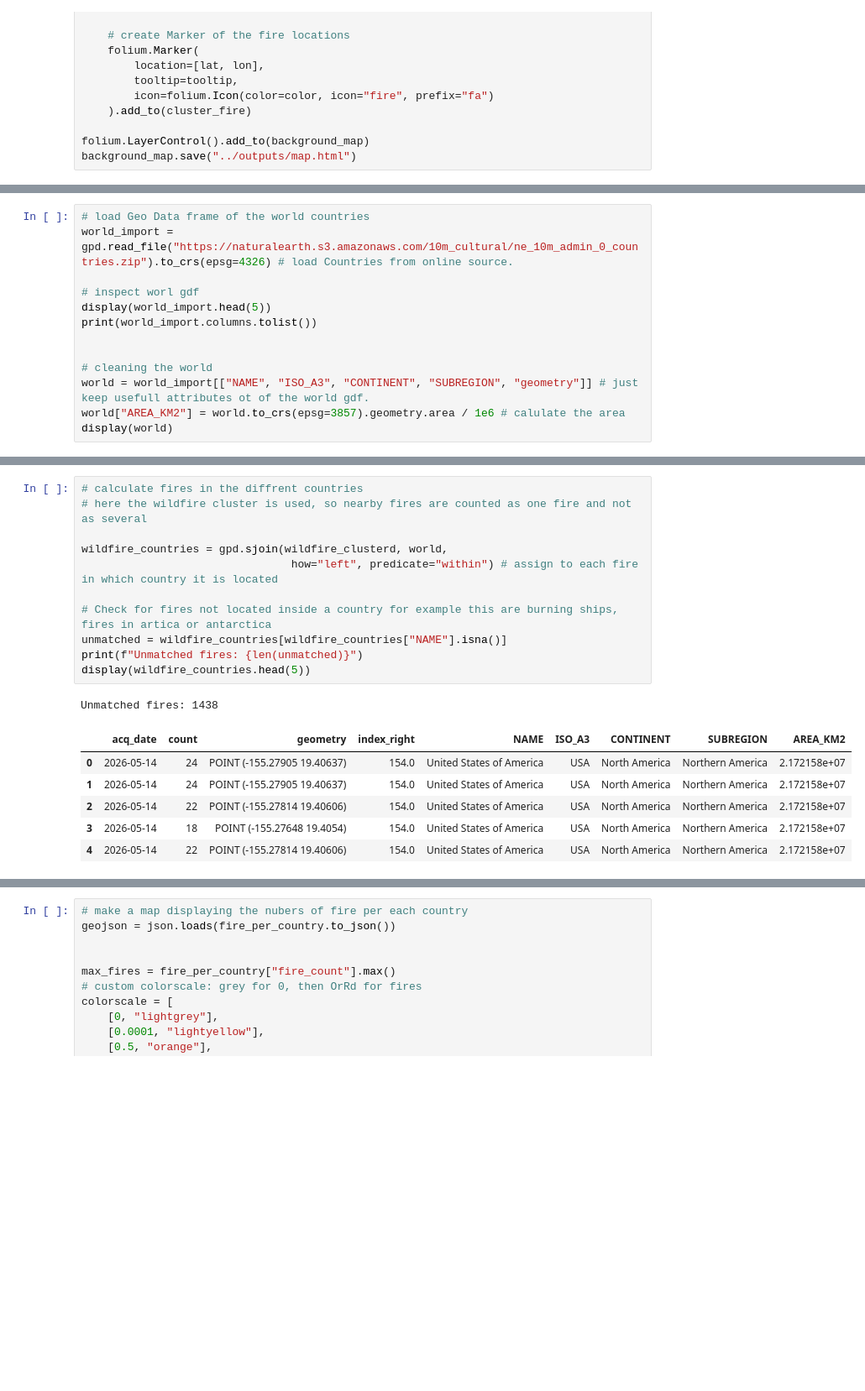
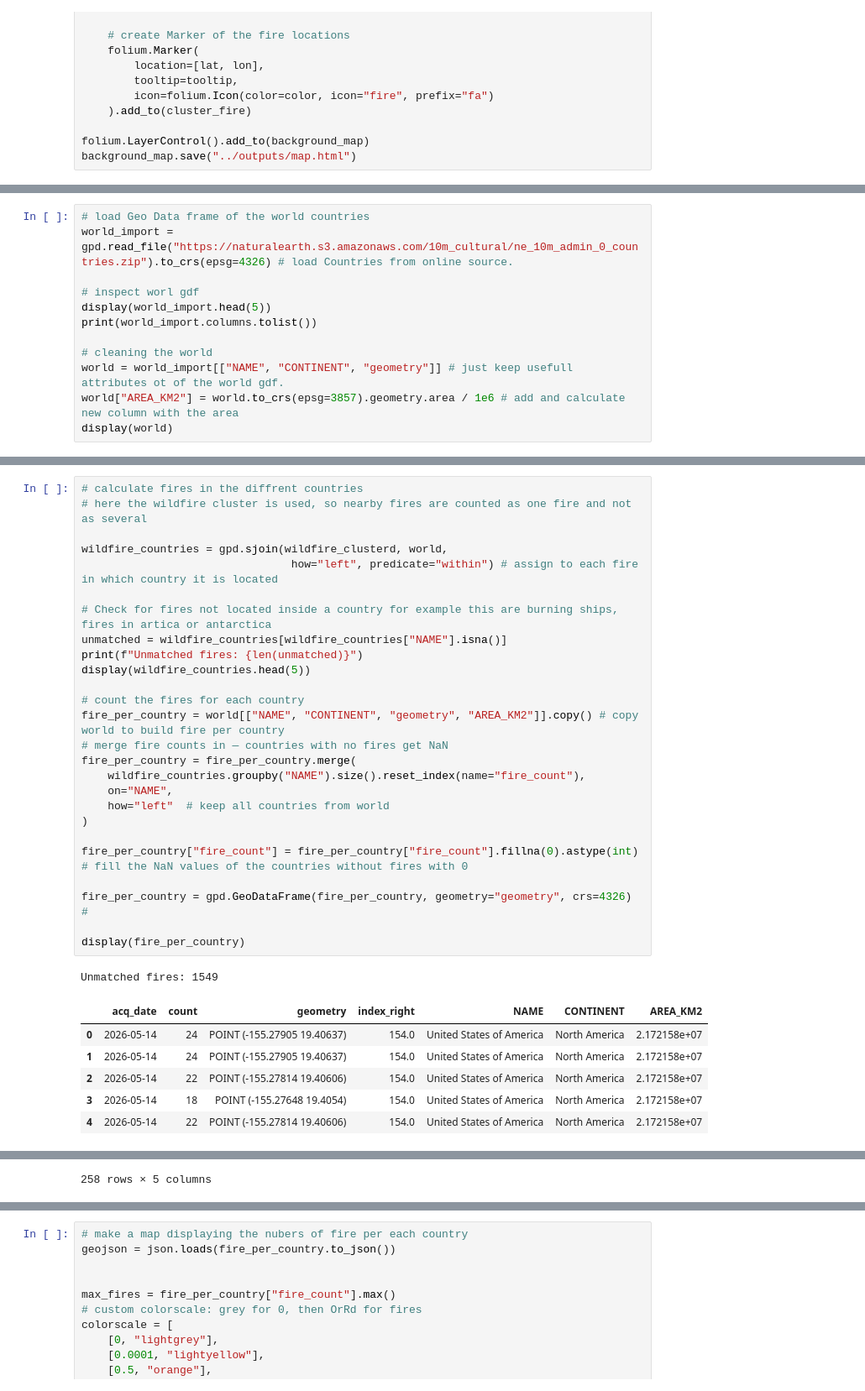
Before and after one commit to LilSheesh7/SDS210_project, a Jupyter notebook: notebooks/Wildfire_mapping_nb.ipynb, the cells around one changed output, grey strips where cells are left out. Shown at 84% size. Saved outputs shown, nothing was run; the diff lists cells and outputs as text; blank space fills up the shorter version.

```diff
--- a/notebooks/Wildfire_mapping_nb.ipynb
+++ b/notebooks/Wildfire_mapping_nb.ipynb
@@ -198,10 +211,9 @@ world_import = gpd.read_file("https://naturalearth.s3.amazonaws.com/10m_cultural
 display(world_import.head(5))
 print(world_import.columns.tolist())
 
-
 # cleaning the world
-world = world_import[["NAME", "ISO_A3", "CONTINENT", "SUBREGION", "geometry"]] # just keep usefull attributes ot of the world gdf.
-world["AREA_KM2"] = world.to_crs(epsg=3857).geometry.area / 1e6 # calulate the area
+world = world_import[["NAME", "CONTINENT", "geometry"]] # just keep usefull attributes ot of the world gdf.
+world["AREA_KM2"] = world.to_crs(epsg=3857).geometry.area / 1e6 # add and calculate new column with the area
 display(world)
 # %% [output]
 |  | featurecla | scalerank | LABELRANK | SOVEREIGNT | SOV_A3 | ADM0_DIF | LEVEL | TYPE | TLC | ADMIN | ... |
@@ -228,19 +244,34 @@ display(world)
 # %%
 # calculate fires in the diffrent countries
 # here the wildfire cluster is used, so nearby fires are counted as one fire and not as several
 
 wildfire_countries = gpd.sjoin(wildfire_clusterd, world,
                                 how="left", predicate="within") # assign to each fire in which country it is located
 
 # Check for fires not located inside a country for example this are burning ships, fires in artica or antarctica
 unmatched = wildfire_countries[wildfire_countries["NAME"].isna()]
 print(f"Unmatched fires: {len(unmatched)}")
 display(wildfire_countries.head(5))
+
+# count the fires for each country
+fire_per_country = world[["NAME", "CONTINENT", "geometry", "AREA_KM2"]].copy() # copy world to build fire per country
+# merge fire counts in — countries with no fires get NaN
+fire_per_country = fire_per_country.merge(
+    wildfire_countries.groupby("NAME").size().reset_index(name="fire_count"),
+    on="NAME",
+    how="left"  # keep all countries from world
+)
+
+fire_per_country["fire_count"] = fire_per_country["fire_count"].fillna(0).astype(int) # fill the NaN values of the countries without fires with 0
+
+fire_per_country = gpd.GeoDataFrame(fire_per_country, geometry="geometry", crs=4326) #
+
+display(fire_per_country)
 # %% [output]
-Unmatched fires: 1438
+Unmatched fires: 1549
-|  | acq_date | count | geometry | index_right | NAME | ISO_A3 | CONTINENT | SUBREGION | AREA_KM2 |
-| 0 | 2026-05-14 | 24 | POINT (-155.27905 19.40637) | 154.0 | United States of America | USA | North America | Northern America | 2.172158e+07 |
-| 1 | 2026-05-14 | 24 | POINT (-155.27905 19.40637) | 154.0 | United States of America | USA | North America | Northern America | 2.172158e+07 |
-| 2 | 2026-05-14 | 22 | POINT (-155.27814 19.40606) | 154.0 | United States of America | USA | North America | Northern America | 2.172158e+07 |
-| 3 | 2026-05-14 | 18 | POINT (-155.27648 19.4054) | 154.0 | United States of America | USA | North America | Northern America | 2.172158e+07 |
-| 4 | 2026-05-14 | 22 | POINT (-155.27814 19.40606) | 154.0 | United States of America | USA | North America | Northern America | 2.172158e+07 |
+|  | acq_date | count | geometry | index_right | NAME | CONTINENT | AREA_KM2 |
+| 0 | 2026-05-14 | 24 | POINT (-155.27905 19.40637) | 154.0 | United States of America | North America | 2.172158e+07 |
+| 1 | 2026-05-14 | 24 | POINT (-155.27905 19.40637) | 154.0 | United States of America | North America | 2.172158e+07 |
+| 2 | 2026-05-14 | 22 | POINT (-155.27814 19.40606) | 154.0 | United States of America | North America | 2.172158e+07 |
+| 3 | 2026-05-14 | 18 | POINT (-155.27648 19.4054) | 154.0 | United States of America | North America | 2.172158e+07 |
+| 4 | 2026-05-14 | 22 | POINT (-155.27814 19.40606) | 154.0 | United States of America | North America | 2.172158e+07 |
@@ -246,0 +290 @@ Unmatched fires: 1438
+258 rows × 5 columns
```
Also changed, not shown: parts of 21 cells of this notebook, 1 other file.
